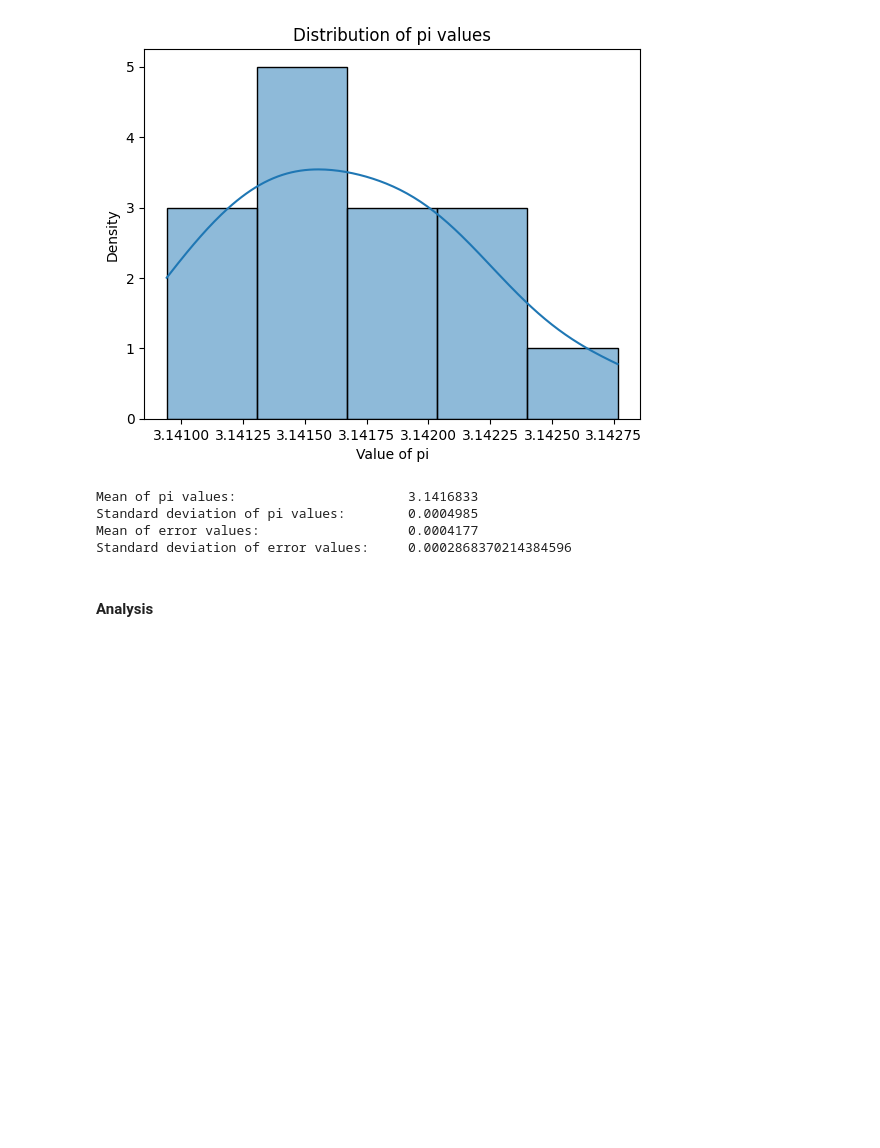
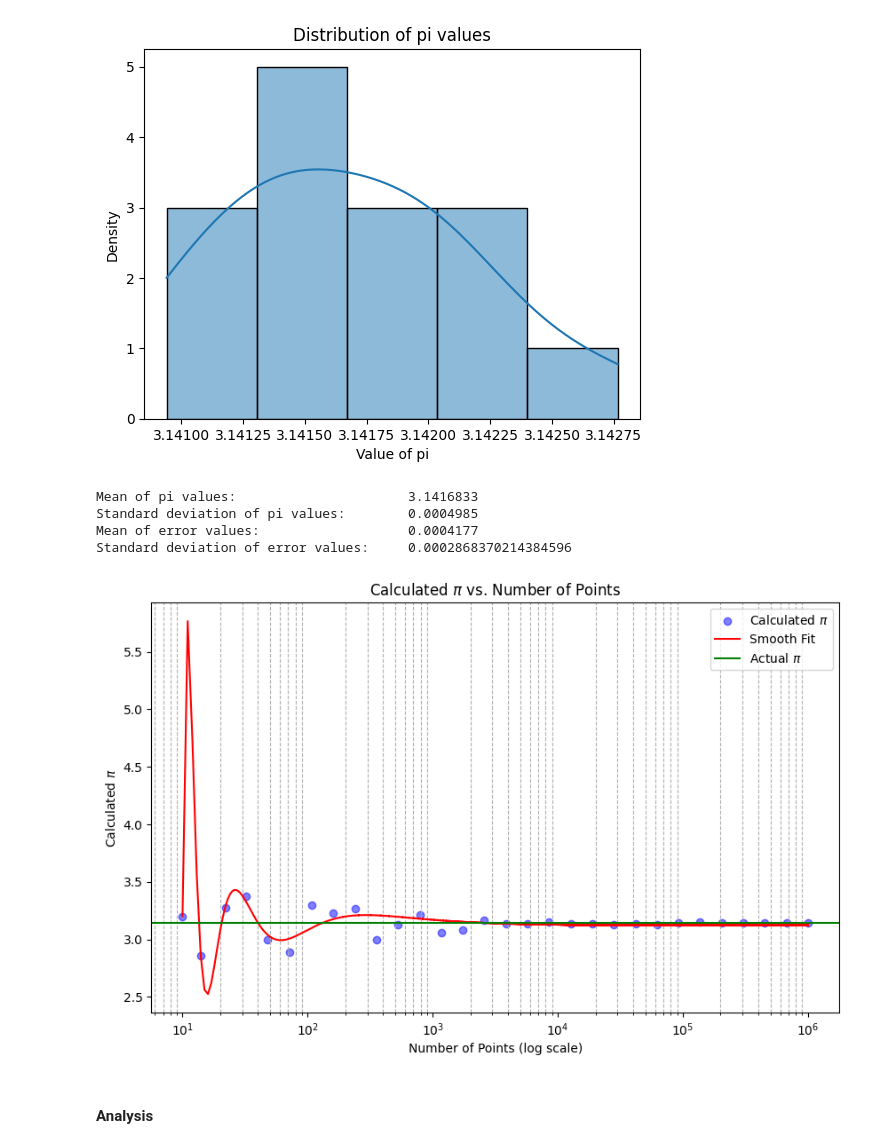
Before and after one commit to Hadi-loo/Introduction-to-Data-Science-Course, a Jupyter notebook: CA1. Tools for Statistical Analysis/statistical analysis.ipynb, the cells around one changed output. Saved outputs shown, nothing was run; the diff lists cells and outputs as text; code cells hidden in the pictures; blank space fills up the shorter version.

Commit message:
Added mensch game section
Also added a plot for pi calculation part

```diff
--- a/CA1. Tools for Statistical Analysis/statistical analysis.ipynb
+++ b/CA1. Tools for Statistical Analysis/statistical analysis.ipynb
@@ -151,6 +154,37 @@ Mean of pi values:                      3.1416833
 Standard deviation of pi values:        0.0004985
 Mean of error values:                   0.0004177
 Standard deviation of error values:     0.0002868370214384596
+# %%
+def damped_wave(x, a, omega1, omega2, phi1, phi2, c):
+    return a * np.exp(-c * x) * (np.sin(omega1 * x + phi1) + np.cos(omega2 * x + phi2))
+
+def damped_wave1(x, coeff1, coeff2, coeff3, coeff4, coeff5, coeff6, coeff7, coeff8, coeff9, coeff10, coeff11, coeff12):
+    return coeff1*1/(x**11) + coeff2*1/(x**10) + coeff3*1/(x**9) + coeff4*1/(x**8) + coeff5*1/(x**7) + coeff6*1/(x**6) + coeff7*1/(x**5) + coeff8*1/(x**4) + coeff9*1/(x**3) + coeff10*1/(x**2) + coeff11*1/x + coeff12
+
+def plot_pi_versus_n_points(max_points: int) -> None:
+    n_points = np.logspace(1, np.log10(max_points), num=30, dtype=int)
+    pi_values = [calculate_pi(n) for n in n_points]
+
+    p0 = [2, 0.5, 0.5, 0.2, 0.2, 0.1, 0.1, 0.05, 0.05, 0.02, 0.02, 0.01]
+    popt, pcov = curve_fit(damped_wave1, n_points, pi_values, maxfev=max_points, p0=p0)
+    smooth_x = np.logspace(1, np.log10(max_points), num=max_points, dtype=int)
+    smooth_y = damped_wave1(smooth_x, *popt)
+
+    plt.figure(figsize=(10, 6))
+    plt.scatter(n_points, pi_values, color='blue', label='Calculated $\pi$', alpha=0.5)
+    plt.plot(smooth_x, smooth_y, 'r-', label='Smooth Fit')
+    plt.axhline(y=np.pi, color='g', linestyle='-', label='Actual $\pi$')
+    plt.xscale('log')
+    plt.title('Calculated $\pi$ vs. Number of Points')
+    plt.xlabel('Number of Points (log scale)')
+    plt.ylabel('Calculated $\pi$')
+    plt.legend()
+    plt.grid(True, ls="--", which='minor')
+    plt.show()
+
+plot_pi_versus_n_points(1000000)
+# %% [output]
+[figure, added]
 # %% [markdown]
 #### Analysis
 # %% [markdown]
```
Also changed, not shown: parts of 15 cells of this notebook.
